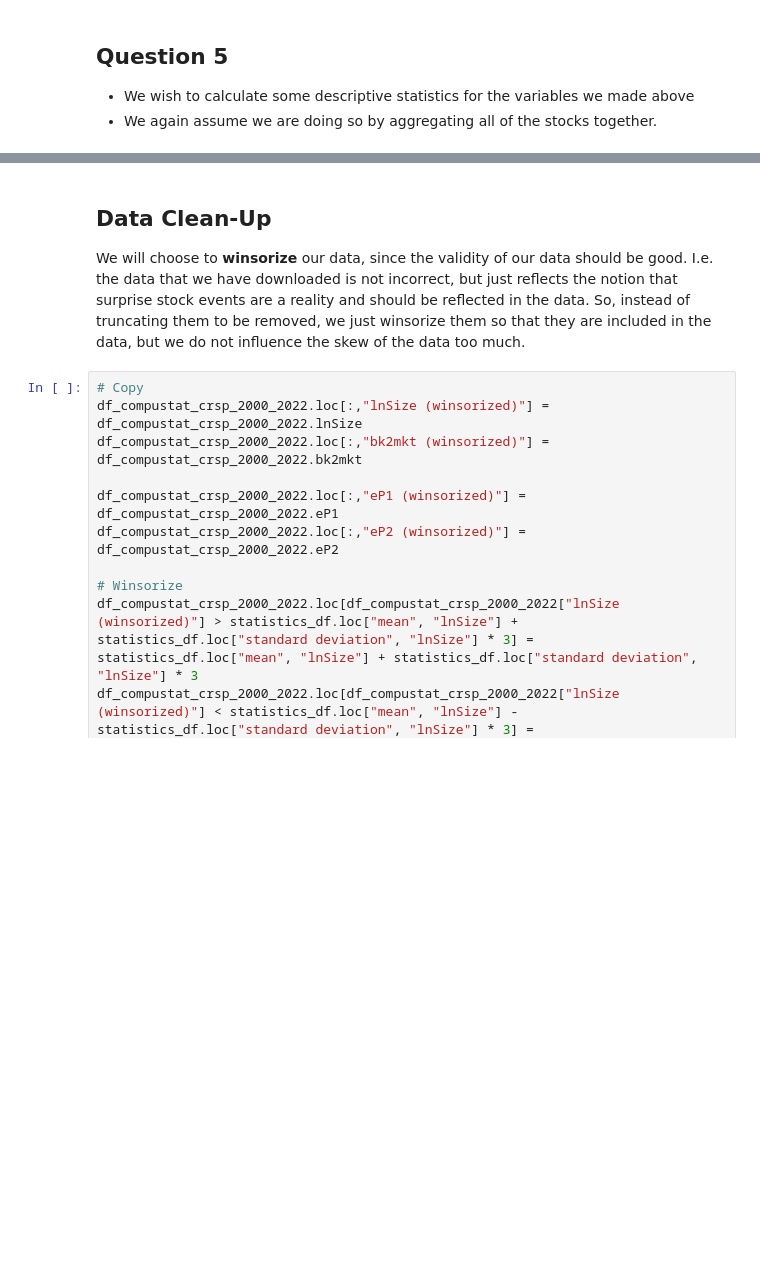
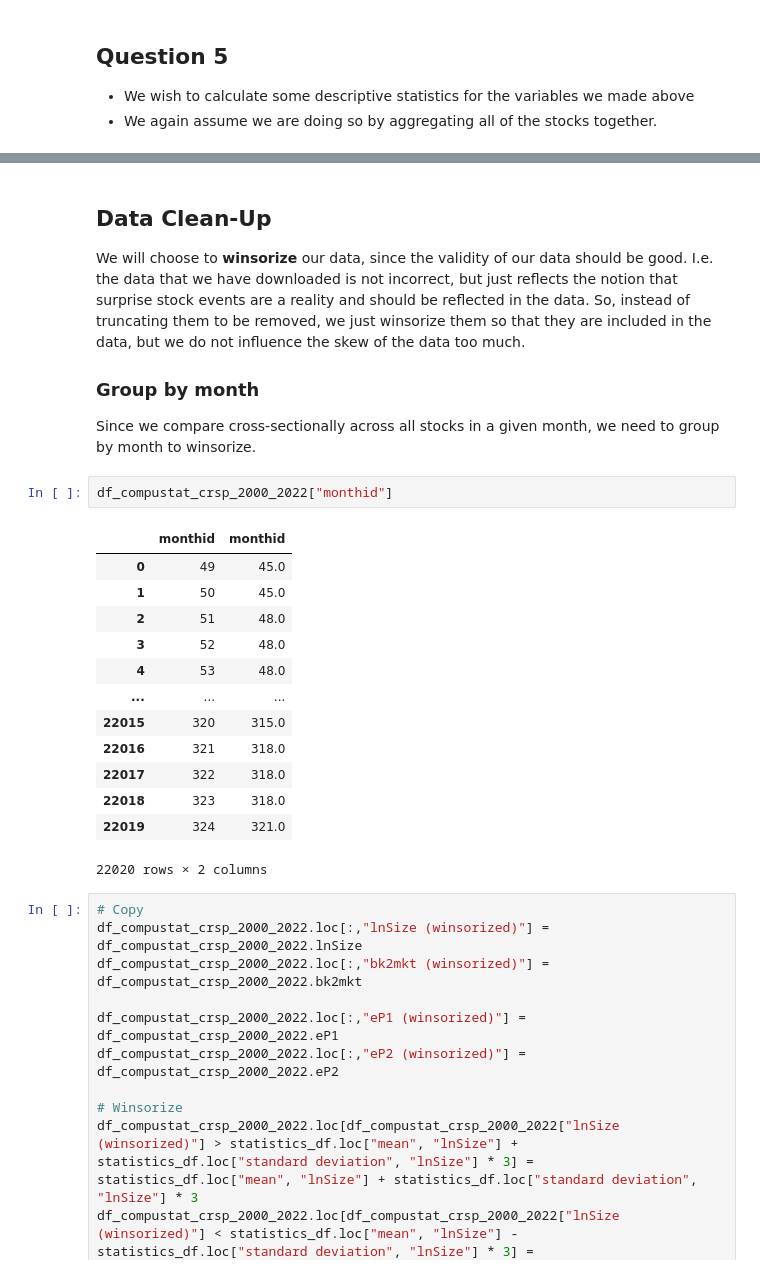
Before and after one commit to uWaterloo-CFM/CFM-301, a Jupyter notebook: Assignment 2/Assignment 2.ipynb, the cells around one changed output, grey strips where cells are left out. Drawn from its saved outputs; the diff is of its cells as text; blank space fills up the shorter version.

```diff
--- a/Assignment 2/Assignment 2.ipynb
+++ b/Assignment 2/Assignment 2.ipynb
@@ -310,6 +314,25 @@ statistics_df.astype(float).round(4)
 ## Data Clean-Up
 
 We will choose to **winsorize** our data, since the validity of our data should be good. I.e. the data that we have downloaded is not incorrect, but just reflects the notion that surprise stock events are a reality and should be reflected in the data. So, instead of truncating them to be removed, we just winsorize them so that they are included in the data, but we do not influence the skew of the data too much.
+
+### Group by month
+Since we compare cross-sectionally across all stocks in a given month, we need to group by month to winsorize.
+# %%
+df_compustat_crsp_2000_2022["monthid"]
+# %% [output]
+|  | monthid | monthid |
+| 0 | 49 | 45.0 |
+| 1 | 50 | 45.0 |
+| 2 | 51 | 48.0 |
+| 3 | 52 | 48.0 |
+| 4 | 53 | 48.0 |
+| ... | ... | ... |
+| 22015 | 320 | 315.0 |
+| 22016 | 321 | 318.0 |
+| 22017 | 322 | 318.0 |
+| 22018 | 323 | 318.0 |
+| 22019 | 324 | 321.0 |
+22020 rows × 2 columns
 # %%
 # Copy
 df_compustat_crsp_2000_2022.loc[:,"lnSize (winsorized)"] = df_compustat_crsp_2000_2022.lnSize
```
Also changed, not shown: parts of 7 cells of this notebook, 1 other file.
